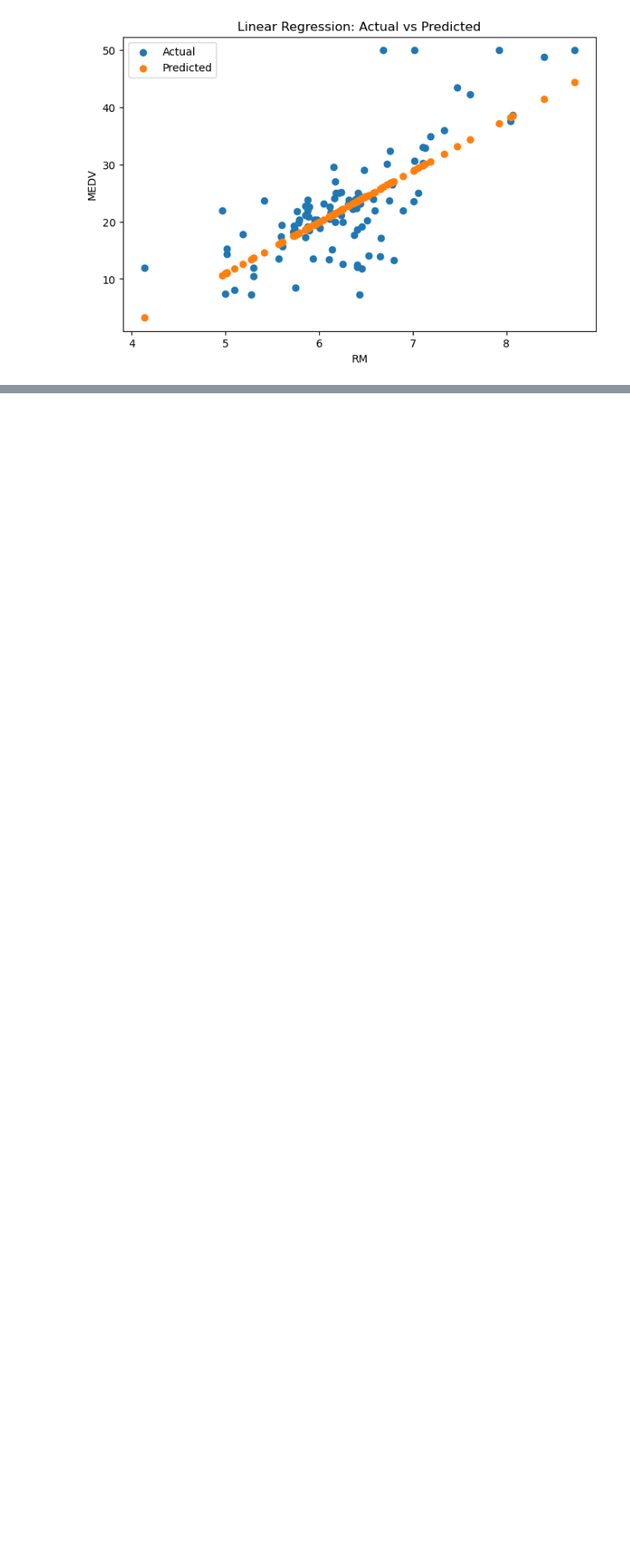
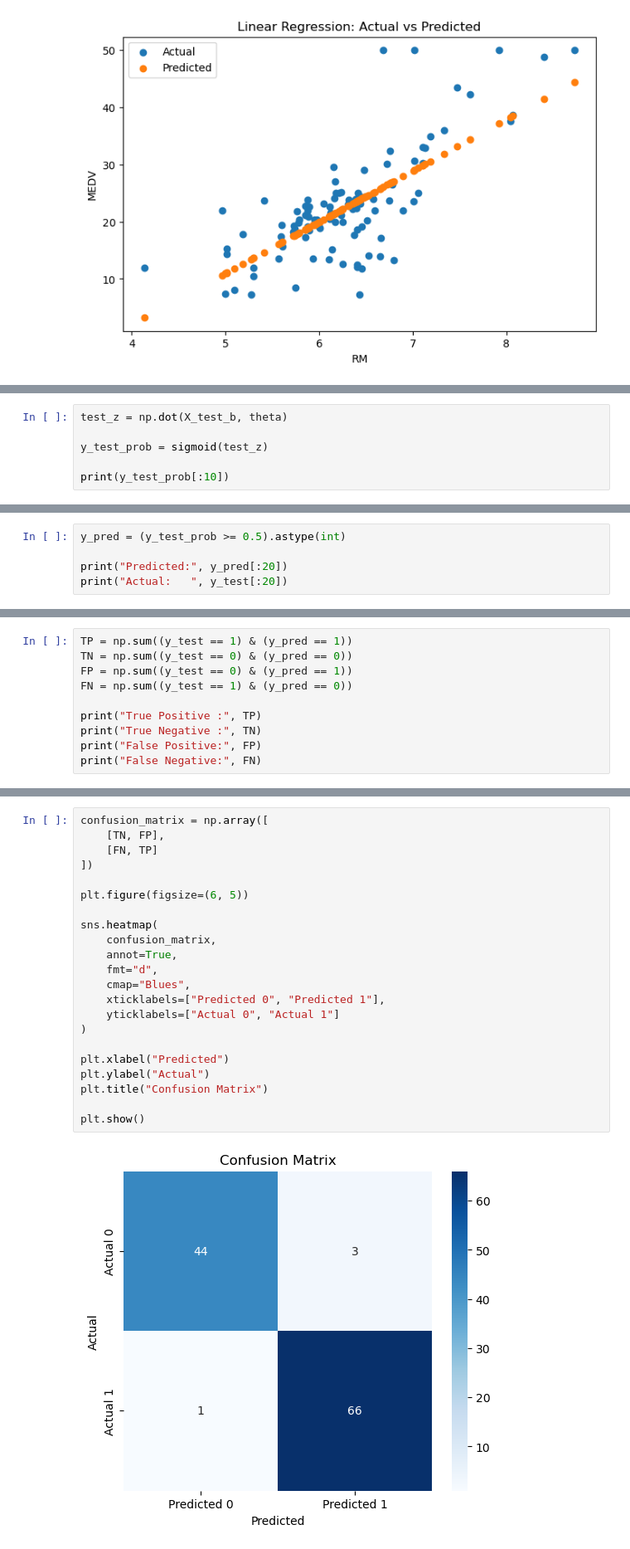
Before and after one commit to SonuPriyanshuok146/DailyPracticeProblem, a Jupyter notebook: MLLab/Lab2_Regression/lab2_Regression.ipynb, the cells around one changed output, grey strips where cells are left out. Shown at 83% size. Cells and saved outputs as stored; diff of their text form; blank space fills up the shorter version.

```diff
--- a/MLLab/Lab2_Regression/lab2_Regression.ipynb
+++ b/MLLab/Lab2_Regression/lab2_Regression.ipynb
@@ -260,0 +769,6 @@ plt.show()
+# %%
+test_z = np.dot(X_test_b, theta)
+
+y_test_prob = sigmoid(test_z)
+
+print(y_test_prob[:10])
@@ -260,0 +779,5 @@ plt.show()
+# %%
+y_pred = (y_test_prob >= 0.5).astype(int)
+
+print("Predicted:", y_pred[:20])
+print("Actual:   ", y_test[:20])
@@ -260,0 +789,10 @@ plt.show()
+# %%
+TP = np.sum((y_test == 1) & (y_pred == 1))
+TN = np.sum((y_test == 0) & (y_pred == 0))
+FP = np.sum((y_test == 0) & (y_pred == 1))
+FN = np.sum((y_test == 1) & (y_pred == 0))
+
+print("True Positive :", TP)
+print("True Negative :", TN)
+print("False Positive:", FP)
+print("False Negative:", FN)
@@ -260,0 +853,24 @@ plt.show()
+# %%
+confusion_matrix = np.array([
+    [TN, FP],
+    [FN, TP]
+])
+
+plt.figure(figsize=(6, 5))
+
+sns.heatmap(
+    confusion_matrix,
+    annot=True,
+    fmt="d",
+    cmap="Blues",
+    xticklabels=["Predicted 0", "Predicted 1"],
+    yticklabels=["Actual 0", "Actual 1"]
+)
+
+plt.xlabel("Predicted")
+plt.ylabel("Actual")
+plt.title("Confusion Matrix")
+
+plt.show()
+# %% [output]
+[figure, added]
```
Also changed, not shown: parts of 83 cells of this notebook, 1 other file.
